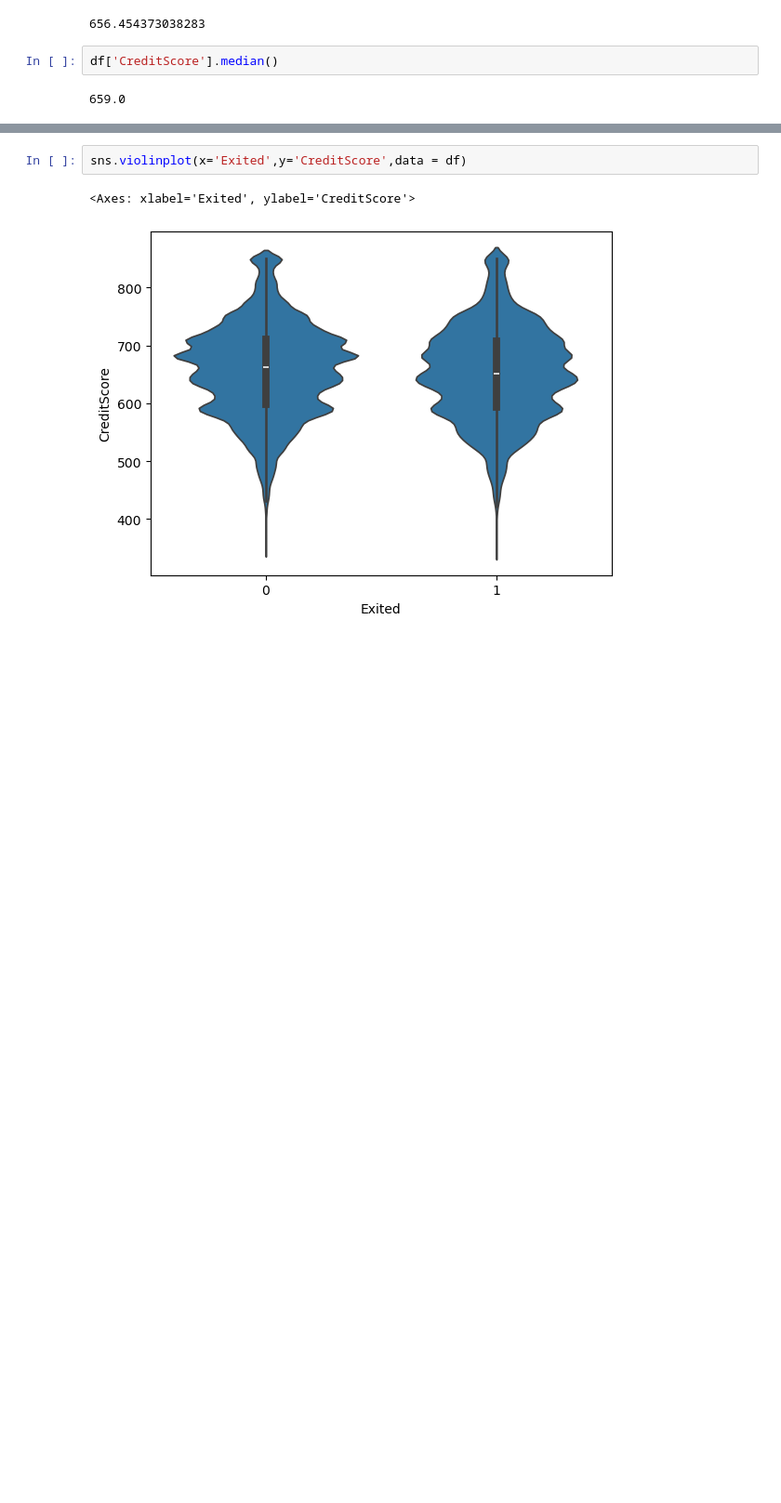
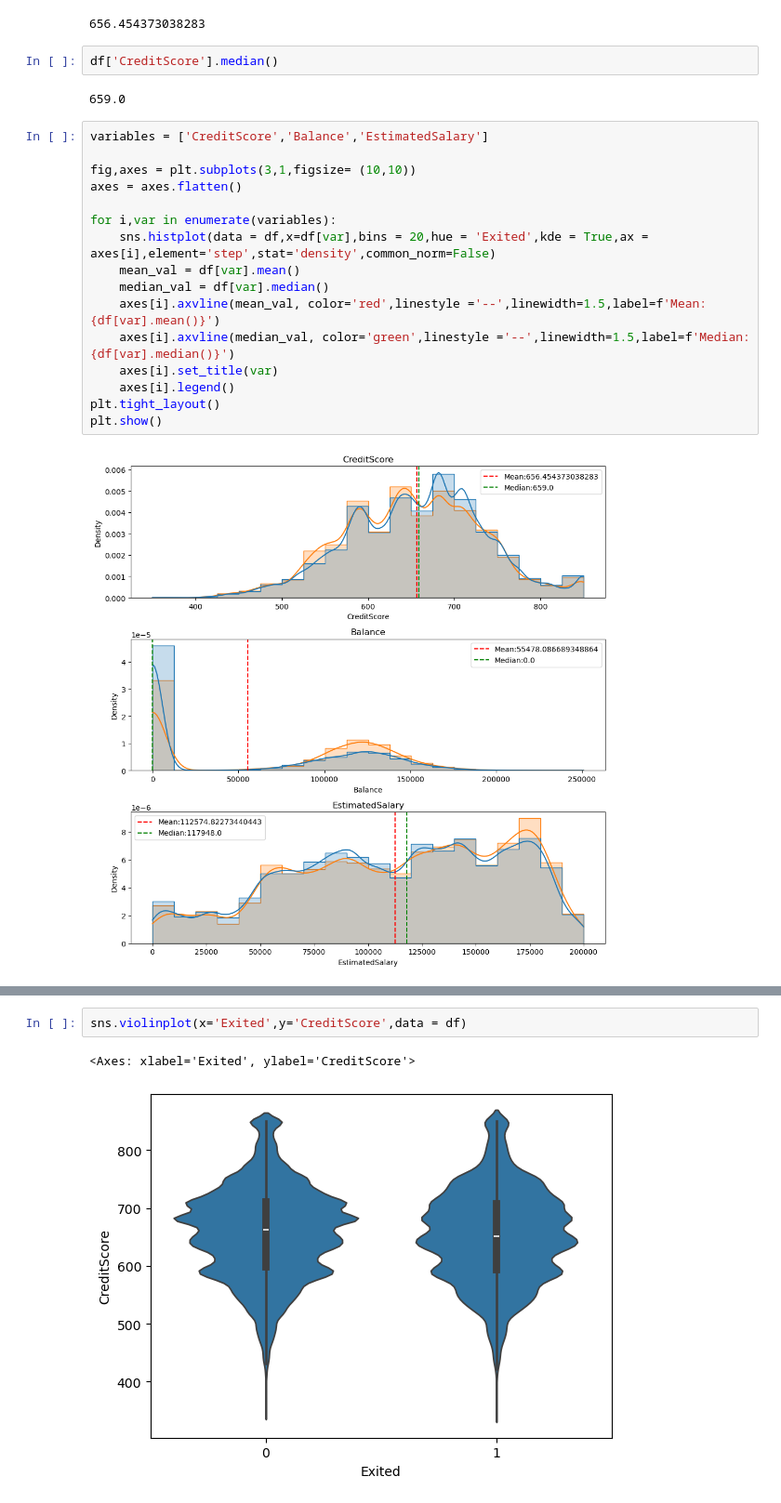
Before and after one commit to EliasOMacias/Bank_client_churn_prediction, a Jupyter notebook: Bank_churn_predictor.ipynb, the cells around one changed output, grey strips where cells are left out. Shown at 93% size. Drawn from its saved outputs; the diff is of its cells as text; blank space fills up the shorter version.

```diff
--- a/Bank_churn_predictor.ipynb
+++ b/Bank_churn_predictor.ipynb
@@ -88,3 +84,21 @@ df['CreditScore'].mean()
 df['CreditScore'].median()
 # %% [output]
 659.0
+# %%
+variables = ['CreditScore','Balance','EstimatedSalary']
+
+fig,axes = plt.subplots(3,1,figsize= (10,10))
+axes = axes.flatten()
+
+for i,var in enumerate(variables):
+    sns.histplot(data = df,x=df[var],bins = 20,hue = 'Exited',kde = True,ax = axes[i],element='step',stat='density',common_norm=False)
+    mean_val = df[var].mean()
+    median_val = df[var].median()
+    axes[i].axvline(mean_val, color='red',linestyle ='--',linewidth=1.5,label=f'Mean:{df[var].mean()}')
+    axes[i].axvline(median_val, color='green',linestyle ='--',linewidth=1.5,label=f'Median:{df[var].median()}')
+    axes[i].set_title(var)
+    axes[i].legend()
+plt.tight_layout()
+plt.show()
+# %% [output]
+[figure, added]
```
Also changed, not shown: parts of 5 cells of this notebook.
